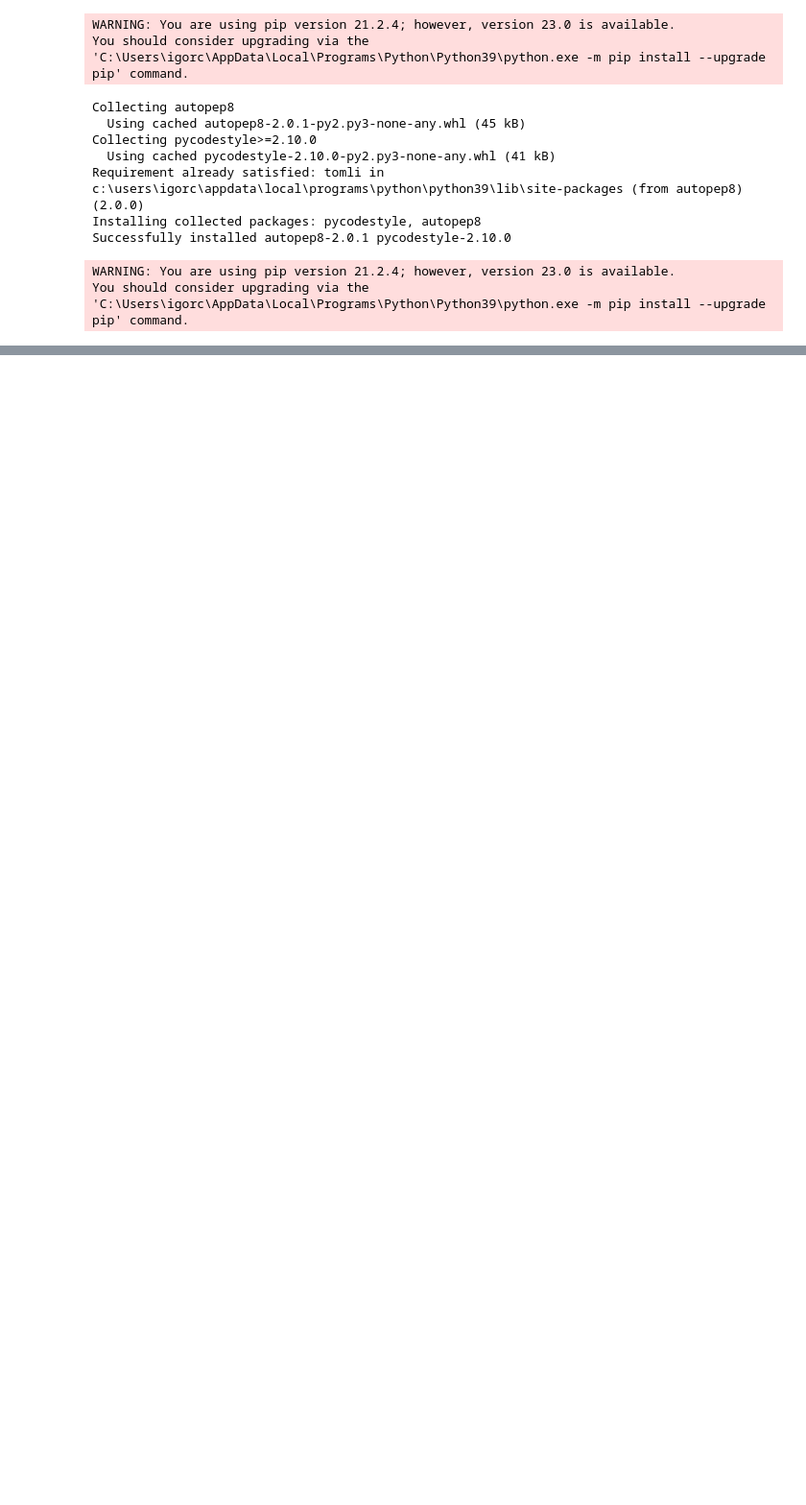
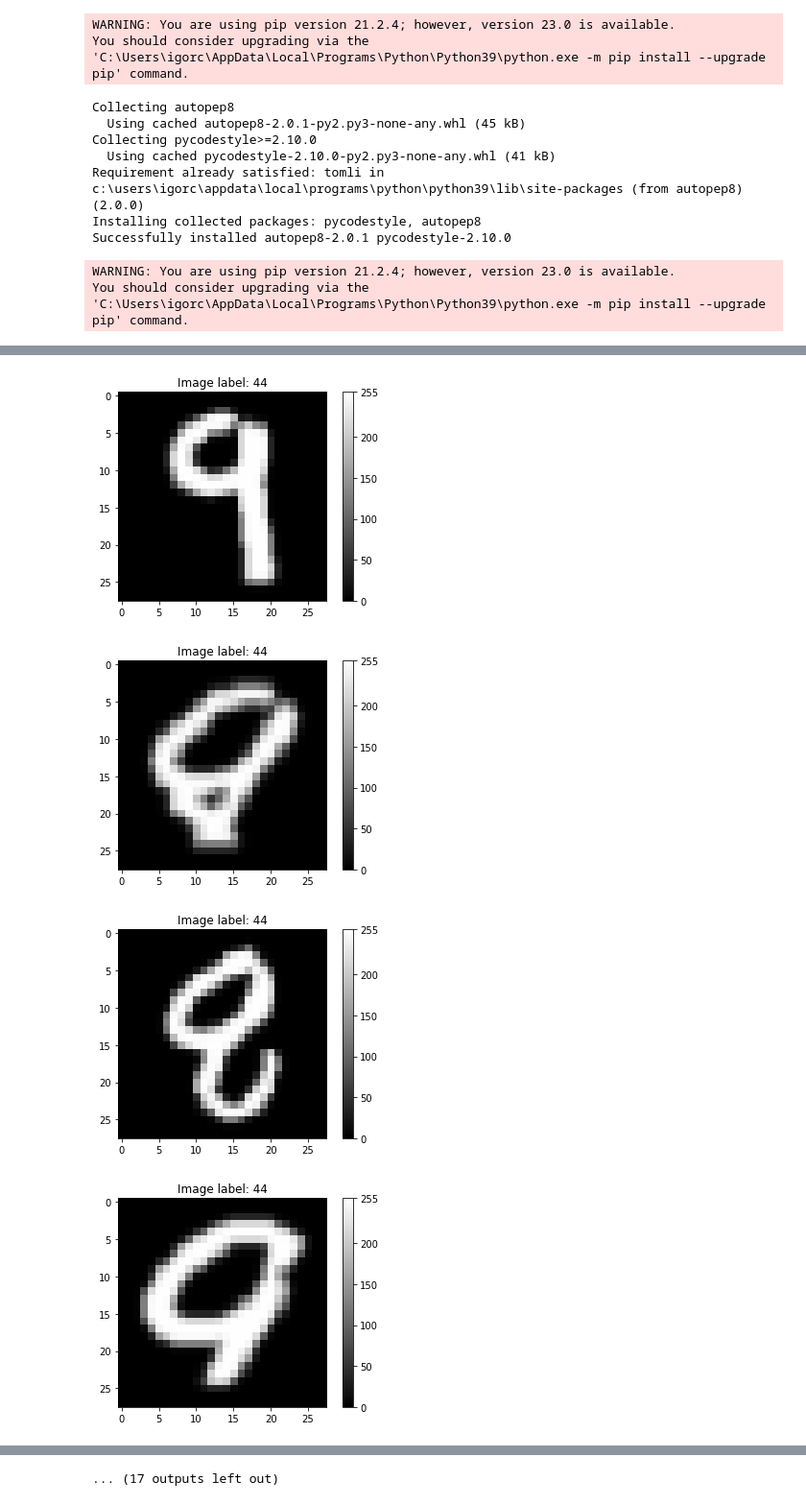
Before and after one commit to IgorTest19/CNN_NN, a Jupyter notebook: CNN_NN.ipynb, the cells around one changed output, grey strips where cells are left out. Shown at 96% size. Cells and saved outputs as stored; diff of their text form; code cells hidden in the pictures; blank space fills up the shorter version.

```diff
--- a/CNN_NN.ipynb
+++ b/CNN_NN.ipynb
@@ -100,9 +122,15 @@ for x in range(10):
 # %%
+"""Displaying the first 44 elements of the test set."""
 for x in range(1000):
     if test_labels[x] == 44:
         fig = plt.figure()
         ax = fig.add_subplot(1, 1, 1)
 
         imgplot = plt.imshow(test_images[x], cmap='gray')
         ax.set_title("Image label: " + str(test_labels[x]))
         plt.colorbar(ticks=[0, 50, 100, 150, 200, 255], orientation='vertical')
+# %% [output]
+[figure, added]
+[figure, added]
+[figure, added]
+[figure, added]
@@ -109 +145,2 @@ for x in range(1000):
+... (17 outputs left out)
 # %%
```
Also changed, not shown: parts of 9 cells of this notebook.
